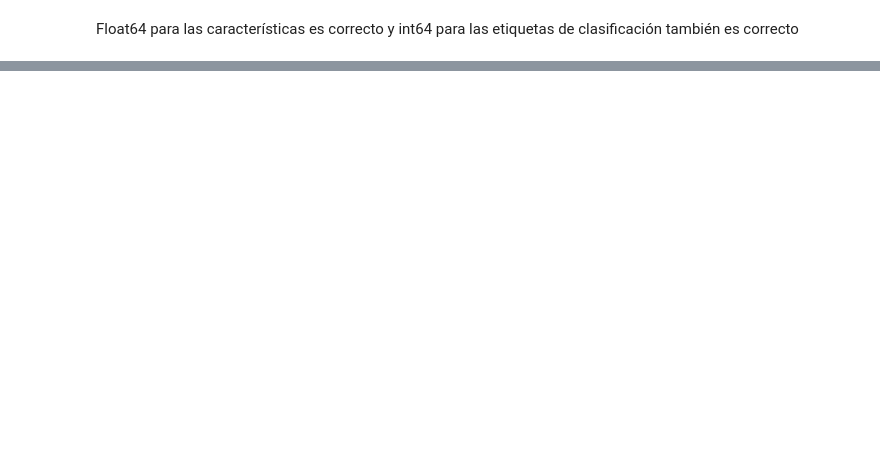
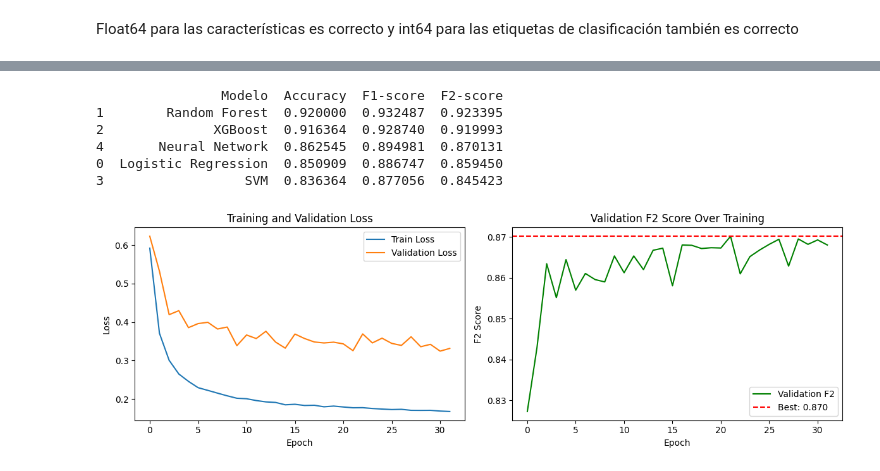
Before and after one commit to SergioReigosa/ia25-master-main, a Jupyter notebook: sergio_ejercicios/tiroides/tiroides_red_sergio.ipynb, the cells around one changed output, grey strips where cells are left out. Drawn from its saved outputs; the diff is of its cells as text; code cells hidden in the pictures; blank space fills up the shorter version.

```diff
--- a/sergio_ejercicios/tiroides/tiroides_red_sergio.ipynb
+++ b/sergio_ejercicios/tiroides/tiroides_red_sergio.ipynb
@@ -815,18 +812,18 @@ int64
 Float64 para las características es correcto y int64 para las etiquetas de clasificación también es correcto
 # %%
 # Convertir a tensores de PyTorch
-X_train_res_tensor = torch.tensor(X_train_res, dtype=torch.float64)  # X como float64
+X_train_res_tensor = torch.tensor(X_train_res, dtype=torch.float32)  # X como float32 (no float64)
 y_train_res_tensor = torch.tensor(y_train_res, dtype=torch.int64)  # y como int64
-X_val_tensor = torch.tensor(X_val_scaled, dtype=torch.float64)
+X_val_tensor = torch.tensor(X_val_scaled, dtype=torch.float32)
 y_val_tensor = torch.tensor(y_val, dtype=torch.int64)
-X_test_tensor = torch.tensor(X_test_scaled, dtype=torch.float64)
+X_test_tensor = torch.tensor(X_test_scaled, dtype=torch.float32)
 y_test_tensor = torch.tensor(y_test, dtype=torch.int64)
 
 # Verificar los tipos de datos
-print(X_train_res_tensor.dtype)  # Debería ser torch.float64
+print(X_train_res_tensor.dtype)  # Debería ser torch.float32
 print(y_train_res_tensor.dtype)  # Debería ser torch.int64
-print(X_val_tensor.dtype)  # Debería ser torch.float64
+print(X_val_tensor.dtype)  # Debería ser torch.float32
 print(y_val_tensor.dtype)  # Debería ser torch.int64
-print(X_test_tensor.dtype)  # Debería ser torch.float64
+print(X_test_tensor.dtype)  # Debería ser torch.float32
 print(y_test_tensor.dtype)  # Debería ser torch.int64
 # %% [output]
@@ -850,0 +896,3 @@ test_dataloader = DataLoader(test_dataset, batch_size=32, shuffle=False)
+# %%
+criterion = nn.CrossEntropyLoss()
+optimizer = torch.optim.Adam(model.parameters(), lr=0.0005)
@@ -850,0 +1050,62 @@ test_dataloader = DataLoader(test_dataset, batch_size=32, shuffle=False)
+# %%
+import pandas as pd
+from sklearn.metrics import accuracy_score, f1_score, fbeta_score
+
+resultados = []
+
+modelos = {
+    "Logistic Regression": y_val_pred,
+    "Random Forest": y_val_pred_rf,
+    "XGBoost": y_val_pred_xgb,
+    "SVM": y_val_pred_svm,
+    "Neural Network": y_pred_nn
+}
+
+for nombre, y_pred in modelos.items():
+    acc = accuracy_score(y_val, y_pred)
+    f1 = f1_score(y_val, y_pred, average="weighted")
+    f2 = fbeta_score(y_val, y_pred, beta=2, average="weighted")
+
+    resultados.append({
+        "Modelo": nombre,
+        "Accuracy": acc,
+        "F1-score": f1,
+        "F2-score": f2
+    })
+
+df_resultados = pd.DataFrame(resultados)
+df_resultados = df_resultados.sort_values(by="F2-score", ascending=False)
+
+print(df_resultados)
+# %% [output]
+                Modelo  Accuracy  F1-score  F2-score
+1        Random Forest  0.920000  0.932487  0.923395
+2              XGBoost  0.916364  0.928740  0.919993
+4       Neural Network  0.862545  0.894981  0.870131
+0  Logistic Regression  0.850909  0.886747  0.859450
+3                  SVM  0.836364  0.877056  0.845423
+# %%
+best_val_f2 = max(val_f2s)
+
+fig, axes = plt.subplots(1, 2, figsize=(12, 4))
+
+# Loss
+axes[0].plot(train_loss, label='Train Loss')
+axes[0].plot(val_loss, label='Validation Loss')
+axes[0].set_xlabel('Epoch')
+axes[0].set_ylabel('Loss')
+axes[0].set_title('Training and Validation Loss')
+axes[0].legend()
+
+# F2
+axes[1].plot(val_f2s, label='Validation F2', color='green')
+axes[1].axhline(y=best_val_f2, color='red', linestyle='--', label=f'Best: {best_val_f2:.3f}')
+axes[1].set_xlabel('Epoch')
+axes[1].set_ylabel('F2 Score')
+axes[1].set_title('Validation F2 Score Over Training')
+axes[1].legend()
+
+plt.tight_layout()
+plt.show()
+# %% [output]
+[figure, added]
```
Also changed, not shown: parts of 11 cells of this notebook, 3 other files.
